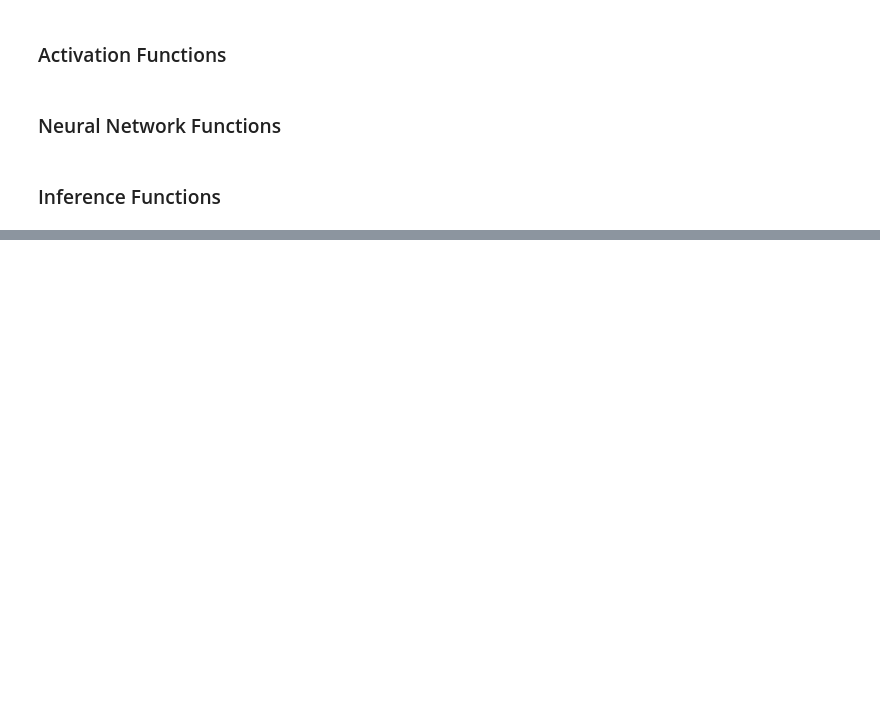
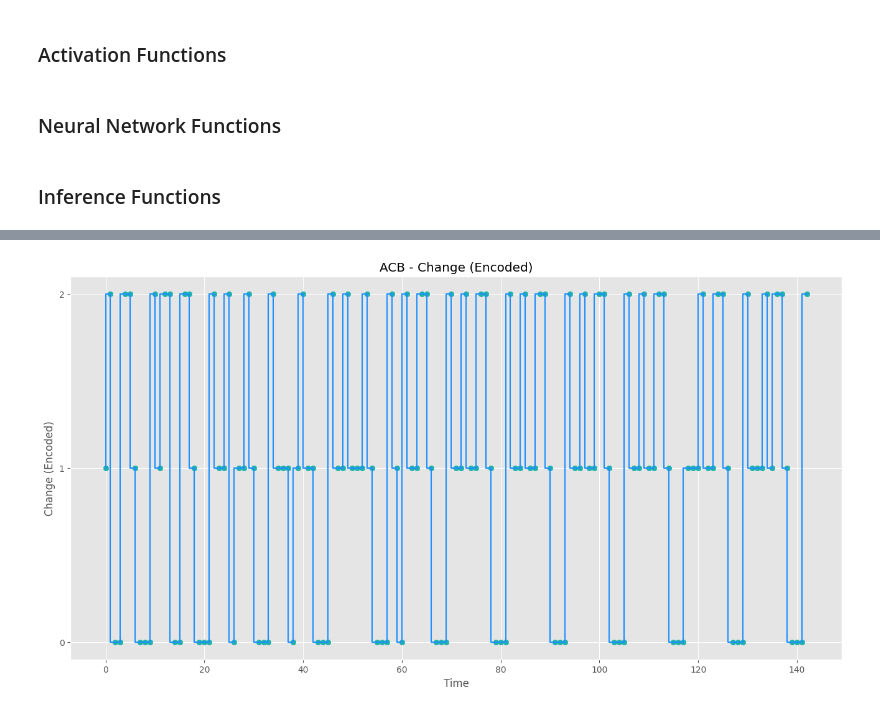
Before and after one commit to nvkhoa14/LTSM-Parallel, a Jupyter notebook: LSTM.ipynb, the cells around one changed output, grey strips where cells are left out. Drawn from its saved outputs; the diff is of its cells as text; code cells hidden in the pictures; blank space fills up the shorter version.

```diff
--- a/LSTM.ipynb
+++ b/LSTM.ipynb
@@ -490,0 +542,11 @@ def predict_US_airline_passengers(df, params, raw_data, centroids, devide_lines)
+# %%
+plt.figure(figsize=(16, 8))
+plt.step(range(len(df)), df['Change_Encoded'], label = 'Change (Encoded)', color = 'DodgerBlue')
+plt.scatter(range(len(df)), df['Change_Encoded'], color='LightSeaGreen')
+plt.yticks(range(len(devide_lines)+1))
+plt.xlabel('Time')
+plt.ylabel('Change (Encoded)')
+plt.title('ACB - Change (Encoded)')
+plt.show()
+# %% [output]
+[figure, added]
```
Also changed, not shown: parts of 18 cells of this notebook.
